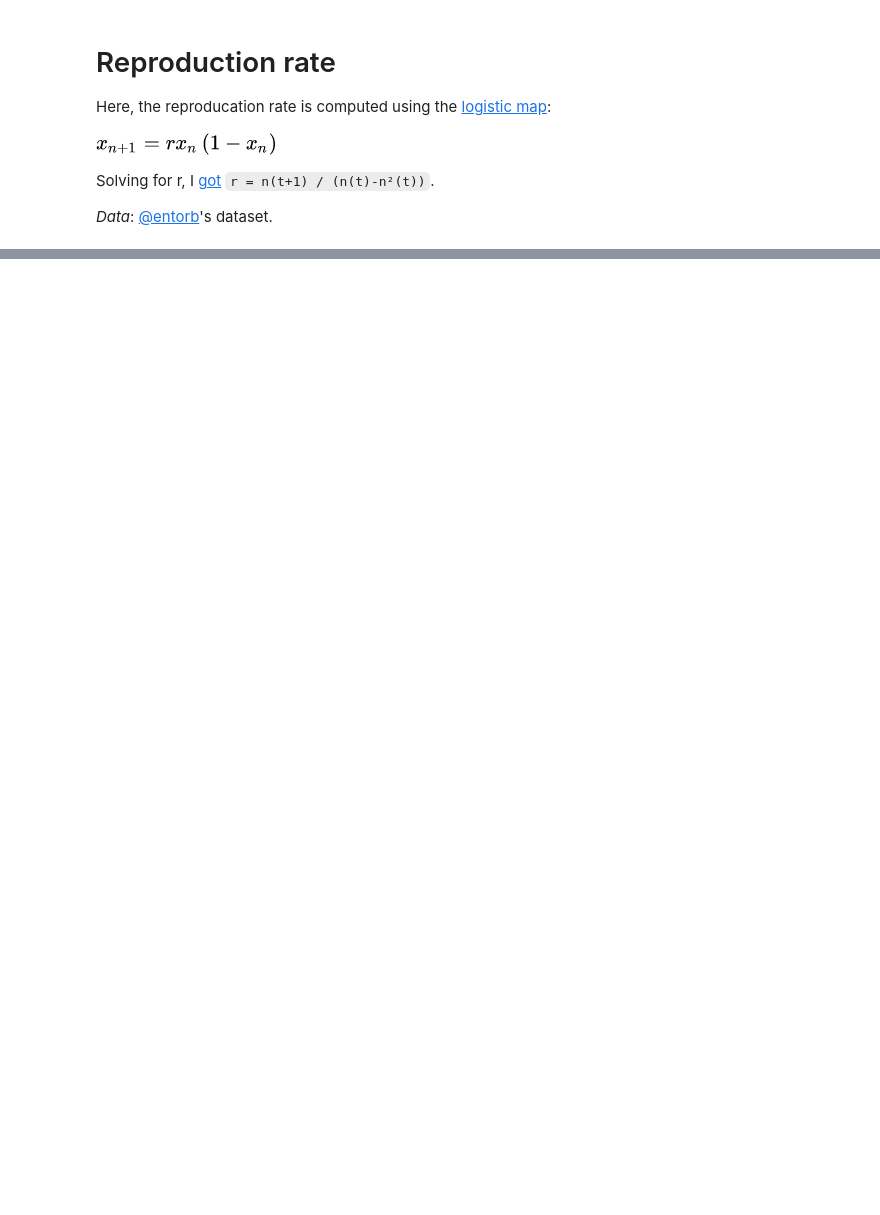
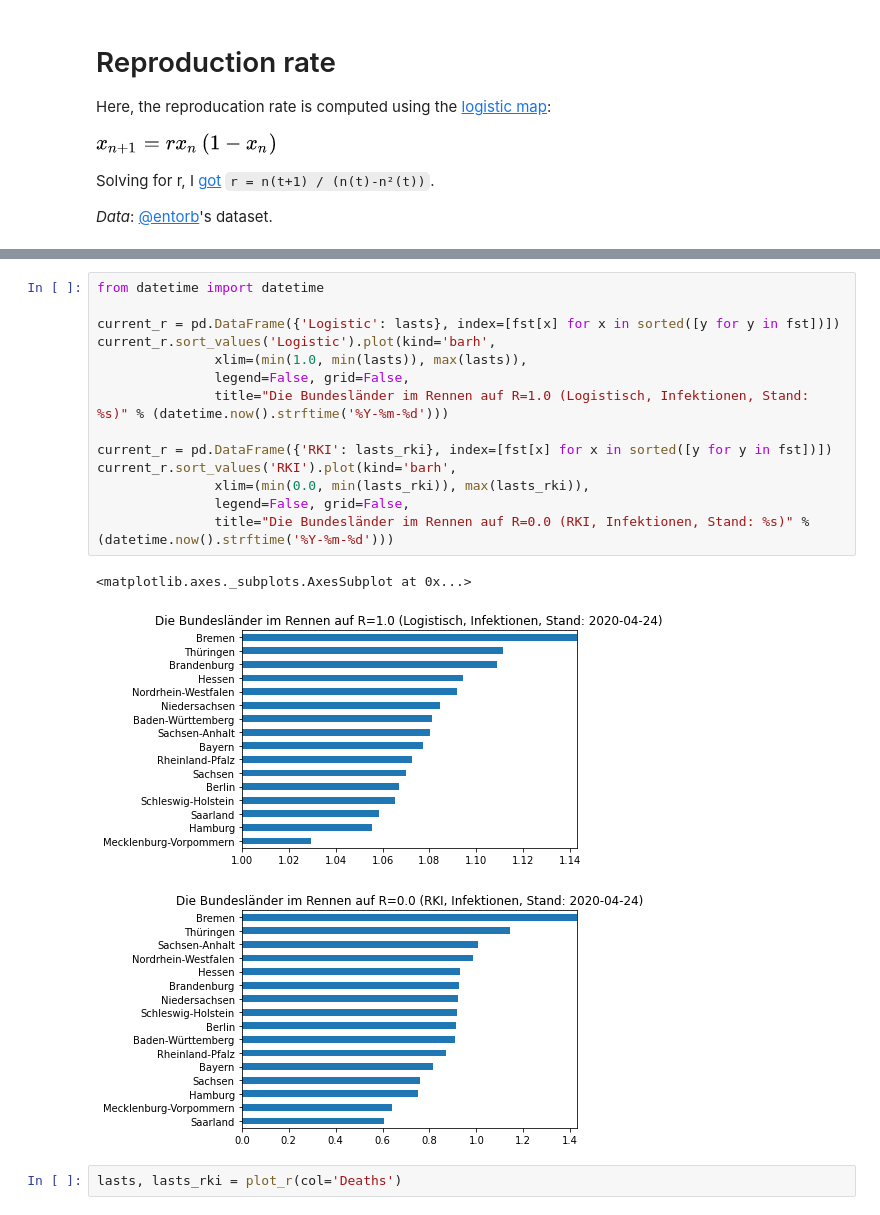
Before and after one commit to pschwede/covid19plots, a Jupyter notebook: repro.ipynb, the cells around one changed output, grey strips where cells are left out. Drawn from its saved outputs; the diff is of its cells as text; blank space fills up the shorter version.

```diff
--- a/repro.ipynb
+++ b/repro.ipynb
@@ -103,3 +107,23 @@ lasts = plot_r()
+# %%
+from datetime import datetime
+
+current_r = pd.DataFrame({'Logistic': lasts}, index=[fst[x] for x in sorted([y for y in fst])])
+current_r.sort_values('Logistic').plot(kind='barh',
+               xlim=(min(1.0, min(lasts)), max(lasts)),
+               legend=False, grid=False,
+               title="Die Bundesländer im Rennen auf R=1.0 (Logistisch, Infektionen, Stand: %s)" % (datetime.now().strftime('%Y-%m-%d')))
+
+current_r = pd.DataFrame({'RKI': lasts_rki}, index=[fst[x] for x in sorted([y for y in fst])])
+current_r.sort_values('RKI').plot(kind='barh',
+               xlim=(min(0.0, min(lasts_rki)), max(lasts_rki)),
+               legend=False, grid=False,
+               title="Die Bundesländer im Rennen auf R=0.0 (RKI, Infektionen, Stand: %s)" % (datetime.now().strftime('%Y-%m-%d')))
+# %% [output]
+<matplotlib.axes._subplots.AxesSubplot at 0x...>
+[figure, added]
+[figure, added]
+# %%
+lasts, lasts_rki = plot_r(col='Deaths')
 # %%
 from datetime import datetime
 
```
Also changed, not shown: parts of 11 cells of this notebook, 1 other file.
